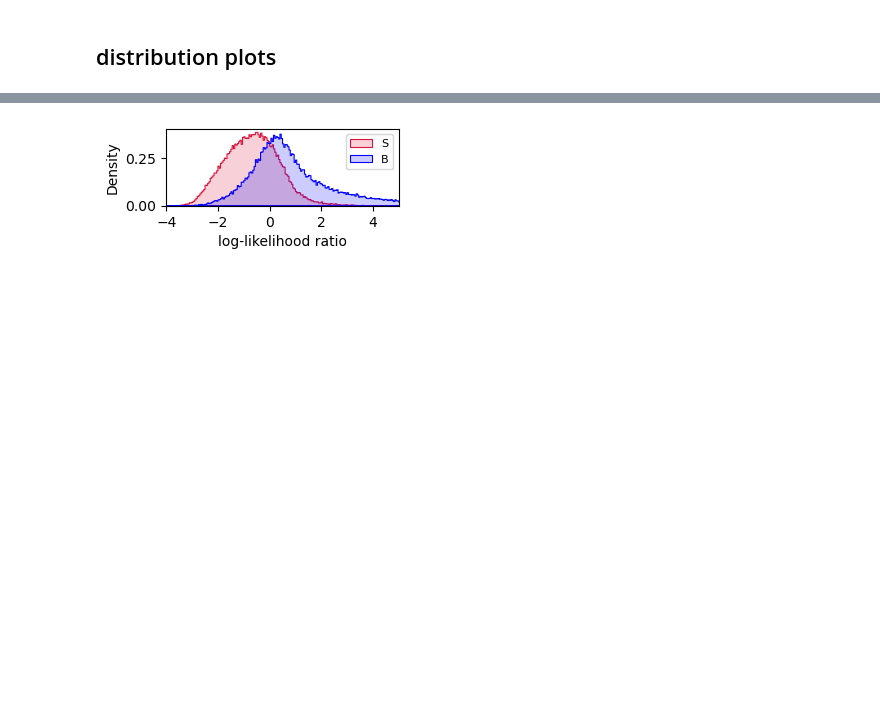
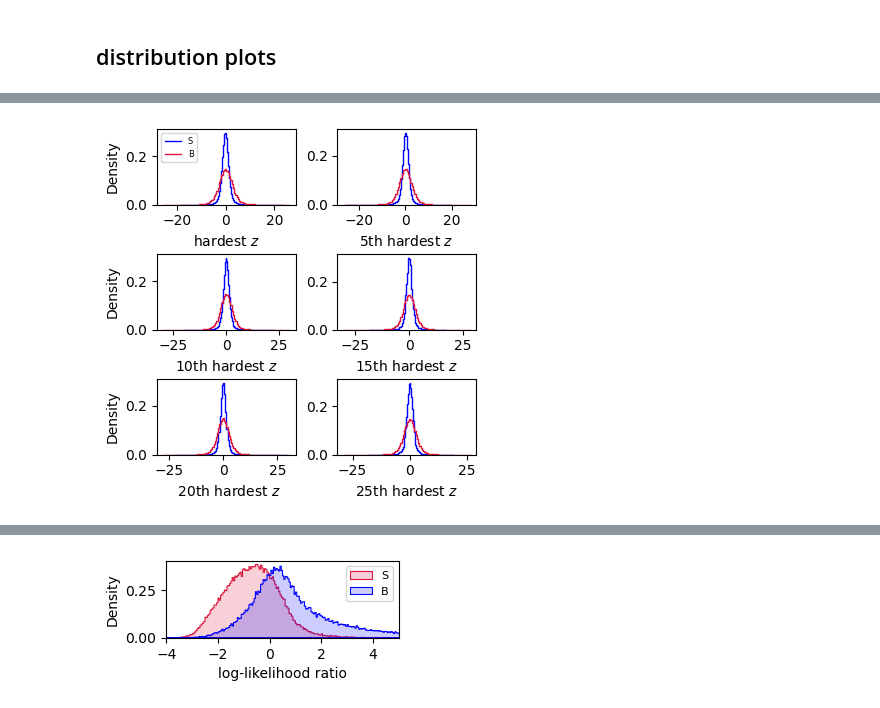
Before and after one commit to dfaroughy/SyntheticJets, a Jupyter notebook: data.ipynb, the cells around one changed output, grey strips where cells are left out. Drawn from its saved outputs; the diff is of its cells as text; code cells hidden in the pictures; blank space fills up the shorter version.

```diff
--- a/data.ipynb
+++ b/data.ipynb
@@ -234,0 +253,6 @@ plt.show()
+# %%
+
+
+ordered_z_plots(toy_qcd_ord, toy_tops_ord, feat=1)
+# %% [output]
+[figure, added]
```
Also changed, not shown: parts of 6 cells of this notebook, 5 other files.
